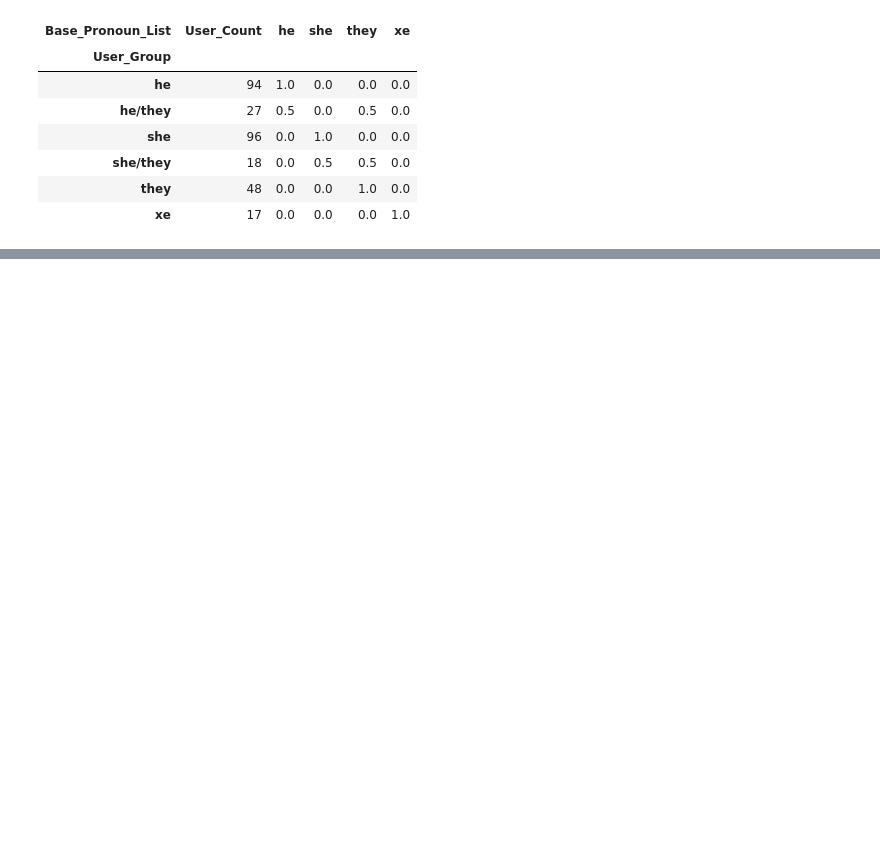
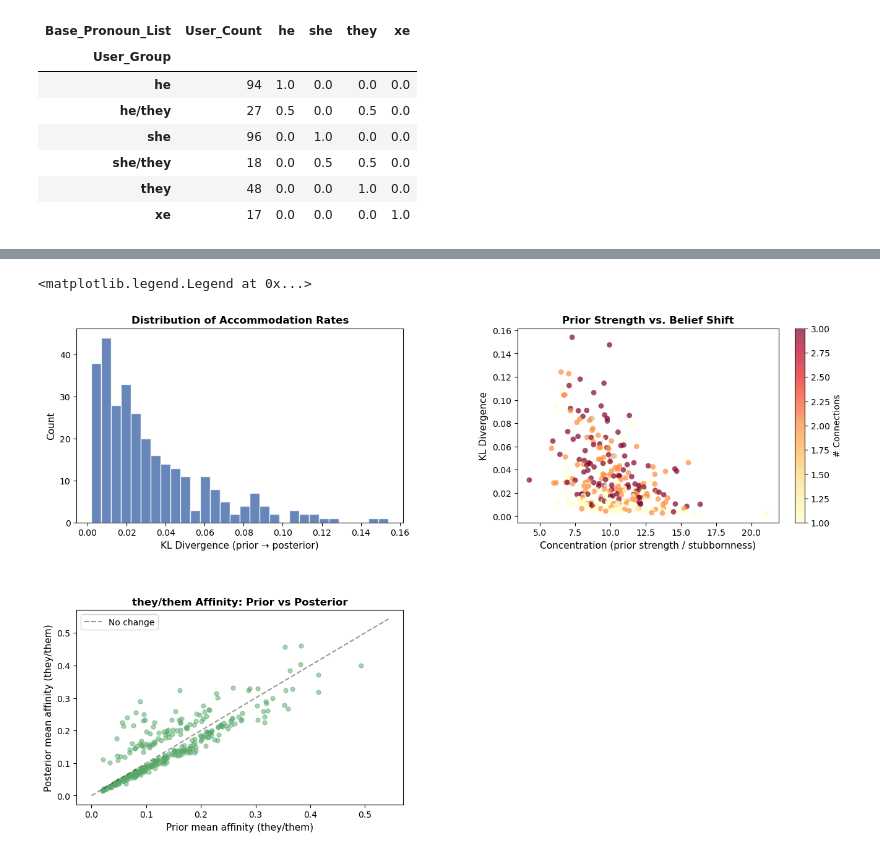
Before and after one commit to f1nk3r/lin-capstone, a Jupyter notebook: notebooks/pronouns_notebook.ipynb, the cells around one changed output, grey strips where cells are left out. Drawn from its saved outputs; the diff is of its cells as text; code cells hidden in the pictures; blank space fills up the shorter version.

Commit message:
Added additional gamma + dirichlet accomodation features to see likelihoods

```diff
--- a/notebooks/pronouns_notebook.ipynb
+++ b/notebooks/pronouns_notebook.ipynb
@@ -193,0 +358,45 @@ people.to_csv("people_with_affinities.csv", index=False, encoding='utf-8-sig')
+# %%
+#visualization of accomodation dist
+import matplotlib.pyplot as plt
+import matplotlib.gridspec as gridspec
+
+fig = plt.figure(figsize=(16, 10))
+gs = gridspec.GridSpec(2, 2, figure=fig, hspace=0.45, wspace=0.35)
+
+# kl divergence distribution, how belief change is distributed across data
+ax1 = fig.add_subplot(gs[0, 0])
+ax1.hist(accommodation_df['KL_Divergence'], bins=30, color='#4C72B0', edgecolor='white', alpha=0.85)
+ax1.set_xlabel('KL Divergence (prior → posterior)', fontsize=11)
+ax1.set_ylabel('Count', fontsize=11)
+ax1.set_title('Distribution of Accommodation Rates', fontsize=12, fontweight='bold')
+
+# concentration vs kl divergence, gives tests for more biased individuals show less belief change
+ax2 = fig.add_subplot(gs[0, 1])
+sc = ax2.scatter(
+    accommodation_df['Concentration'],
+    accommodation_df['KL_Divergence'],
+    c=accommodation_df['N_Connections'],
+    cmap='YlOrRd', alpha=0.7, edgecolors='none', s=40
+)
+plt.colorbar(sc, ax=ax2, label='# Connections')
+ax2.set_xlabel('Concentration (prior strength / stubbornness)', fontsize=11)
+ax2.set_ylabel('KL Divergence', fontsize=11)
+ax2.set_title('Prior Strength vs. Belief Shift', fontsize=12, fontweight='bold')
+
+# prior vs posterior mean for they/them, demonstrates whether belief updating pushes
+#affinity to other patterns
+ax3 = fig.add_subplot(gs[1, 0])
+ax3.scatter(
+    accommodation_df['prior_mean_they_them'],
+    accommodation_df['post_mean_they_them'],
+    alpha=0.5, s=25, color='#55A868'
+)
+lim_max = accommodation_df[['prior_mean_they_them', 'post_mean_they_them']].max().max() + 0.05
+ax3.plot([0, lim_max], [0, lim_max], 'k--', alpha=0.4, label='No change')
+ax3.set_xlabel('Prior mean affinity (they/them)', fontsize=11)
+ax3.set_ylabel('Posterior mean affinity (they/them)', fontsize=11)
+ax3.set_title('they/them Affinity: Prior vs Posterior', fontsize=12, fontweight='bold')
+ax3.legend()
+# %% [output]
+<matplotlib.legend.Legend at 0x...>
+[figure, added]
```
Also changed, not shown: parts of 8 cells of this notebook, 1 other file.
